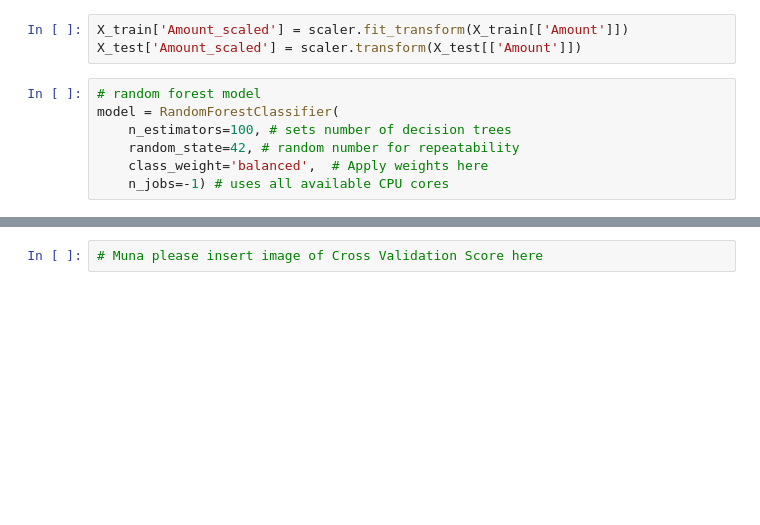
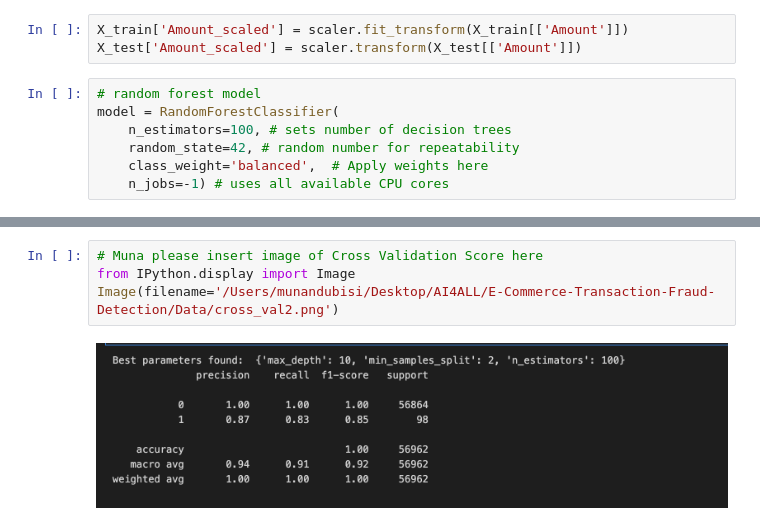
Before and after one commit to AI4ALL-Group-16B-Finance-Business-2025/E-Commerce-Transaction-Fraud-Detection, a Jupyter notebook: Notebooks/dataOverview.ipynb, the cells around one changed output, grey strips where cells are left out. Drawn from its saved outputs; the diff is of its cells as text; blank space fills up the shorter version.

```diff
--- a/Notebooks/dataOverview.ipynb
+++ b/Notebooks/dataOverview.ipynb
@@ -342,2 +352,6 @@ px.imshow(confusion_matrix(y_test, y_pred_best),
 # %%
 # Muna please insert image of Cross Validation Score here
+from IPython.display import Image
+Image(filename='/Users/munandubisi/Desktop/AI4ALL/E-Commerce-Transaction-Fraud-Detection/Data/cross_val2.png')
+# %% [output]
+[figure, added]
```
Also changed, not shown: parts of 9 cells of this notebook, 4 other files.
